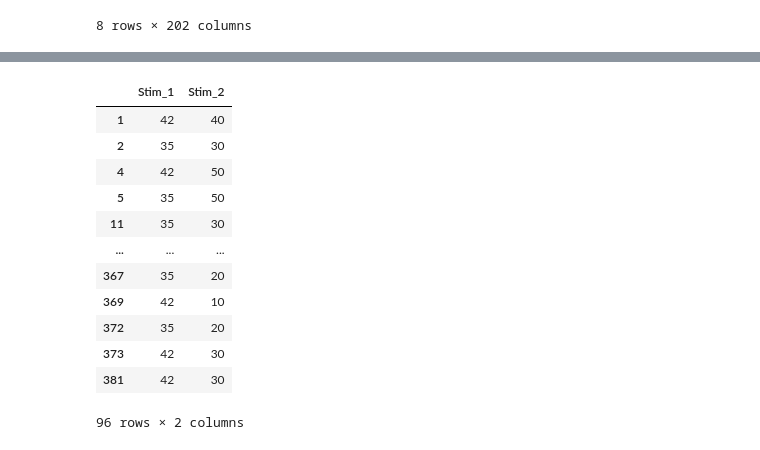
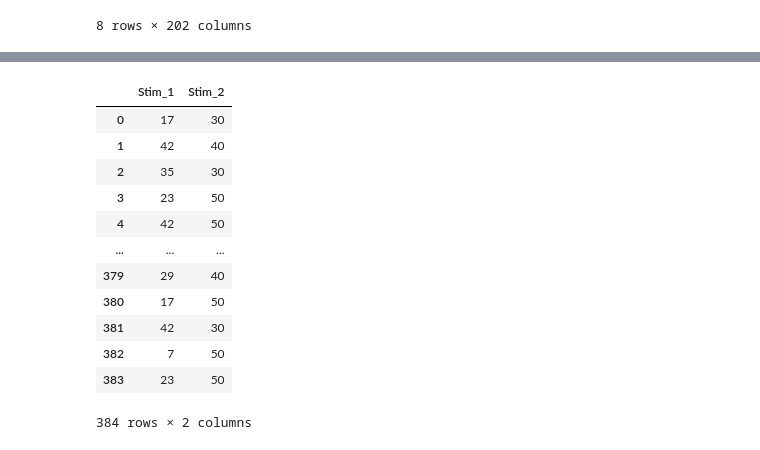
Before and after one commit to Simurgh818/NeuroGaussianProcess, a Jupyter notebook: GP_Anastheisa_vs_Awake.ipynb, the cells around one changed output, grey strips where cells are left out. Drawn from its saved outputs; the diff is of its cells as text; code cells hidden in the pictures.

```diff
--- a/GP_Anastheisa_vs_Awake.ipynb
+++ b/GP_Anastheisa_vs_Awake.ipynb
@@ -78,17 +97,17 @@ print()
 # %%
-X = CA1_df_gamma.iloc[:, 0:2]
+X = CA1_df.iloc[:, 0:2]
 X
 # %% [output]
 |  | Stim_1 | Stim_2 |
+| 0 | 17 | 30 |
 | 1 | 42 | 40 |
 | 2 | 35 | 30 |
+| 3 | 23 | 50 |
 | 4 | 42 | 50 |
-| 5 | 35 | 50 |
-| 11 | 35 | 30 |
 | ... | ... | ... |
-| 367 | 35 | 20 |
-| 369 | 42 | 10 |
-| 372 | 35 | 20 |
-| 373 | 42 | 30 |
+| 379 | 29 | 40 |
+| 380 | 17 | 50 |
 | 381 | 42 | 30 |
+| 382 | 7 | 50 |
+| 383 | 23 | 50 |
-96 rows × 2 columns
+384 rows × 2 columns
```
Also changed, not shown: parts of 12 cells of this notebook, 1 other file.
